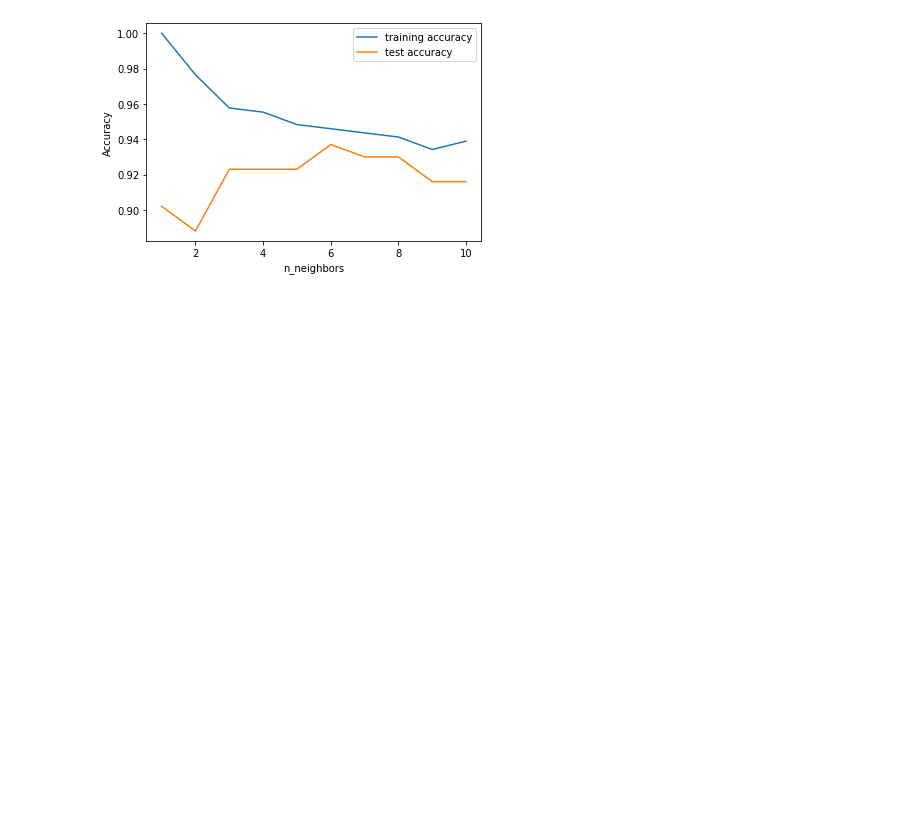
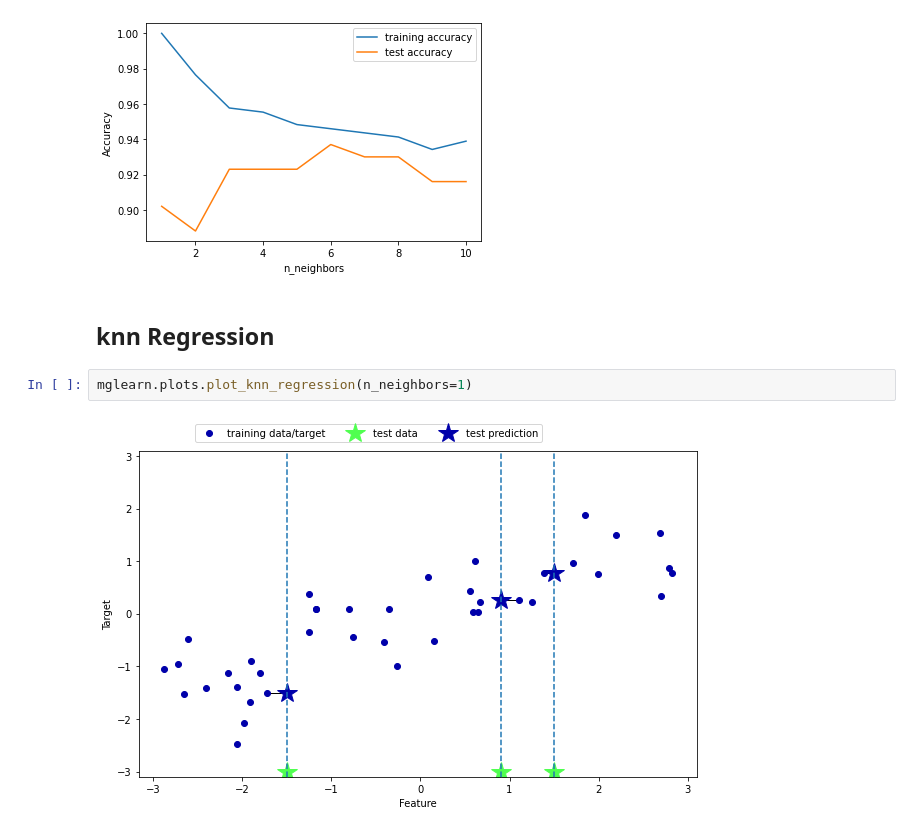
Before and after one commit to chewzzz1014/ml-learning-projects, a Jupyter notebook: k-Nearest Neighbors.ipynb, the cells around one changed output. Saved outputs shown, nothing was run; the diff lists cells and outputs as text; blank space fills up the shorter version.

```diff
--- a/k-Nearest Neighbors.ipynb
+++ b/k-Nearest Neighbors.ipynb
@@ -115,3 +115,9 @@ plt.legend()
 # %% [output]
 <matplotlib.legend.Legend at 0x...>
 [figure]
+# %% [markdown]
+## knn Regression
+# %%
+mglearn.plots.plot_knn_regression(n_neighbors=1)
+# %% [output]
+[figure, added]
```
Also changed, not shown: parts of 7 cells of this notebook.
